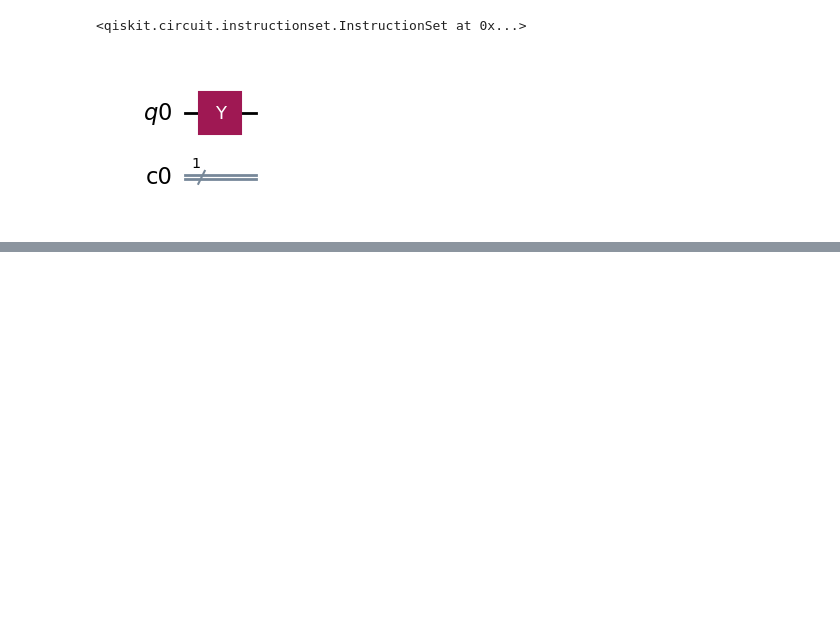
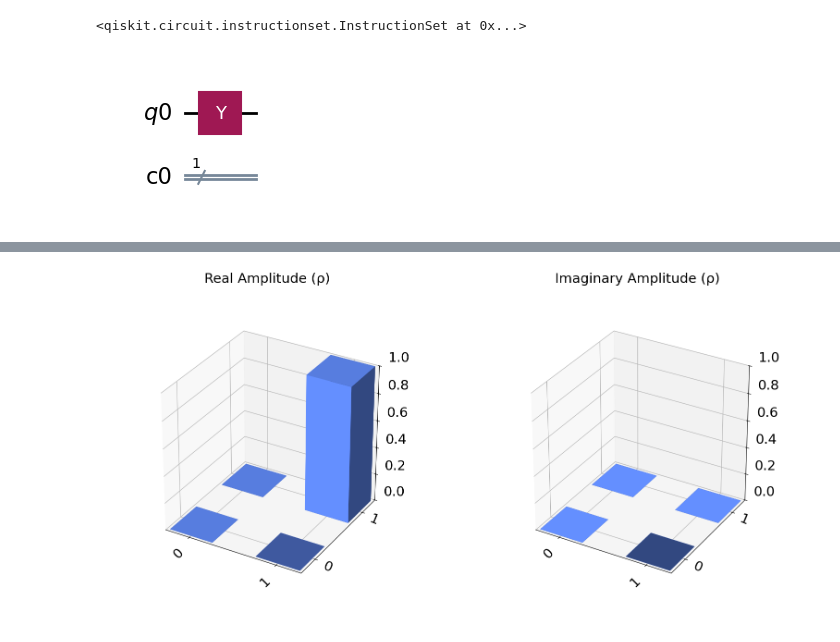
Before and after one commit to A-Hashemiann/Quantum_Information_Computation, a Jupyter notebook: Quantum_Computing/Pauli_Y.ipynb, the cells around one changed output, grey strips where cells are left out. Drawn from its saved outputs; the diff is of its cells as text; code cells hidden in the pictures; blank space fills up the shorter version.

```diff
--- a/Quantum_Computing/Pauli_Y.ipynb
+++ b/Quantum_Computing/Pauli_Y.ipynb
@@ -67,0 +88,4 @@ qc.draw('mpl')
+# %%
+plot_state_city(qc)
+# %% [output]
+[figure, added]
```
Also changed, not shown: parts of 3 cells of this notebook.
